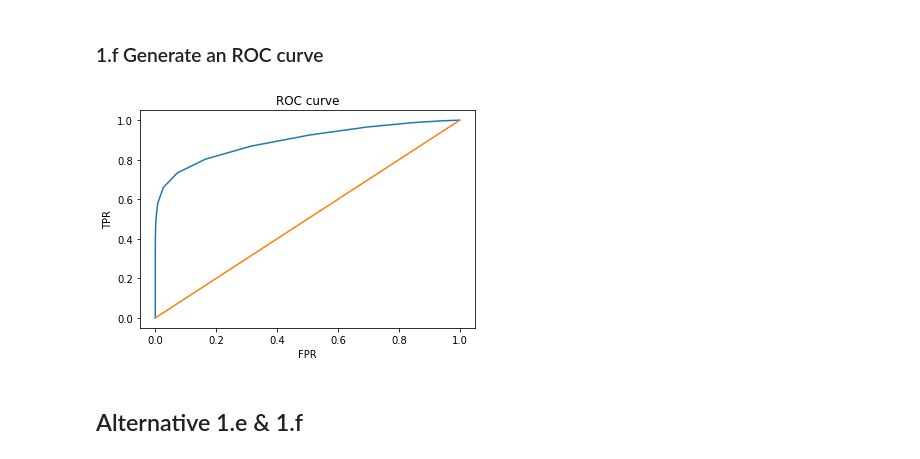
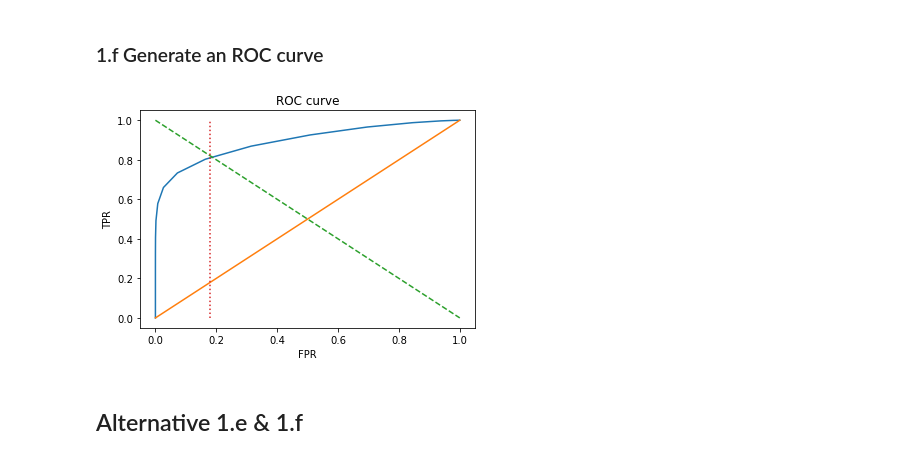
Before and after one commit to martinsun0/AML-assignments, a Jupyter notebook: hw1/hw1_part1.ipynb, the cells around one changed output. Saved outputs shown, nothing was run; the diff lists cells and outputs as text; code cells hidden in the pictures.

```diff
--- a/hw1/hw1_part1.ipynb
+++ b/hw1/hw1_part1.ipynb
@@ -38,5 +38,5 @@ plt.show()
 # %%
-fig, axes = plt.subplots(2, 5, figsize=(18, 10))
+fig, axes = plt.subplots(2, 5, figsize=(7, 4))
 fig.suptitle('Example Digits 0-9')
 
 for i in range(10):
@@ -90,7 +90,7 @@ def oneNN(sample_x, df):
 
     return best, min_dist
 # %%
-fig, axes = plt.subplots(10, 2, figsize=(18, 48))
+fig, axes = plt.subplots(10, 2, figsize=(2, 10))
 
 for i in range(10):
     sample = df[df.label==i].sample()
@@ -100,7 +100,7 @@ for i in range(10):
     display_num(sample_x, axes[i,0])
     display_num(np.array(best)[1:], axes[i,1])
 
-fig.suptitle('Closest Digits', y=0.89)
+fig.suptitle('Closest Digits\n', y=0.89)
 plt.plot()
 # %% [output]
 []
@@ -114,10 +114,9 @@ binary_df = binary_df[(binary_df['label'] == 0) | (binary_df['label'] == 1)]
 # We create a matrix of distances between each pair of observations.
 dist_matrix = cdist(binary_df.iloc[:,1:],binary_df.iloc[:,1:])
 # %%
-# We create a matrix that shows, for each pair of observations, 1 for genuine matches and -1 for impostor matches.
+# We create a matrix that shows, for each pair of observations, True for genuine matches and False for impostor matches.
 v = np.array(binary_df["label"]).reshape(1,-1)
-v = np.where(v == 0, -1, 1)
-is_genuine = np.multiply(np.transpose(v),v)
+is_genuine = np.transpose(v)==v
 # %%
 # As the matrices are symmetric, we only need the values in the upper triangle of the 2 matrices (is_genuine and dist_matrix).
 is_genuine_1D = is_genuine[np.triu_indices(is_genuine.shape[1], 1)].reshape(-1,1)
@@ -154,28 +153,30 @@ plt.show()
 # %%
 # We need to compute the TPR and FPR at different thresholds.
 def roc(df, n_thr=30):
 
     df_genuines = df[df['is_genuine'] == 1]
-    df_impostors = df[df['is_genuine'] == -1]
+    df_impostors = df[df['is_genuine'] == 0]
 
     thresholds = np.linspace(0,df.dist.max(),n_thr)
 
     fpr, tpr = [], []
     for i in thresholds:
         tpr.append(df_genuines[df_genuines['dist'] <= i].shape[0] / df_genuines.shape[0])
         fpr.append(df_impostors[df_impostors['dist'] <= i].shape[0] / df_impostors.shape[0])
 
     return fpr, tpr
 
 fpr, tpr = roc(final_df)
 plt.plot(fpr,tpr)
 plt.plot([0,1],[0,1])
+plt.plot([0,1],[1,0], '--')
+plt.plot([0.18,0.18],[0,1], ':')
 plt.xlabel('FPR')
 plt.ylabel('TPR')
 plt.title('ROC curve')
 plt.show()
 # %% [output]
-[figure, old version]
+[figure, new version]
 # %% [markdown]
 ## Alternative 1.e & 1.f
 # %% [markdown]
```
Also changed, not shown: parts of 9 cells of this notebook.
